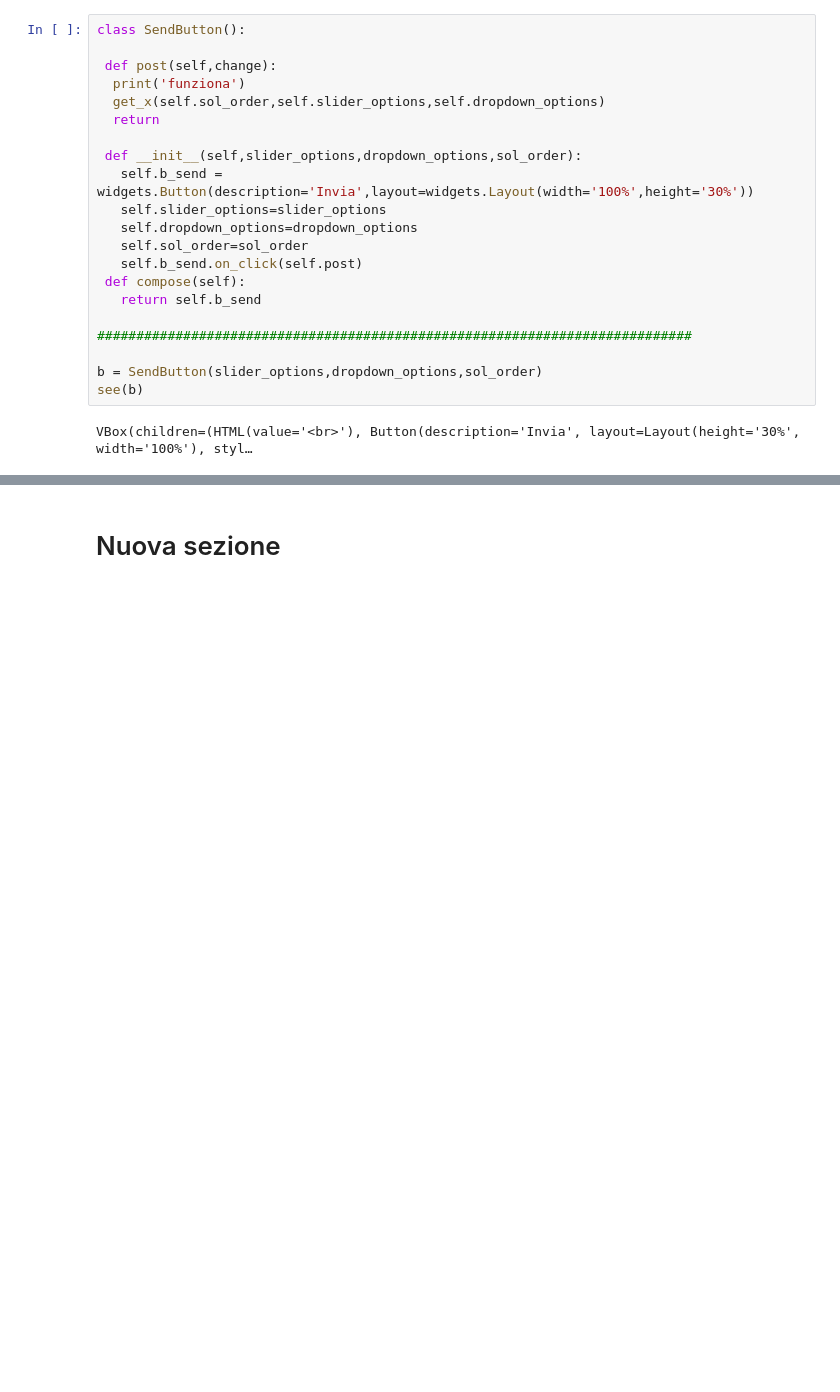
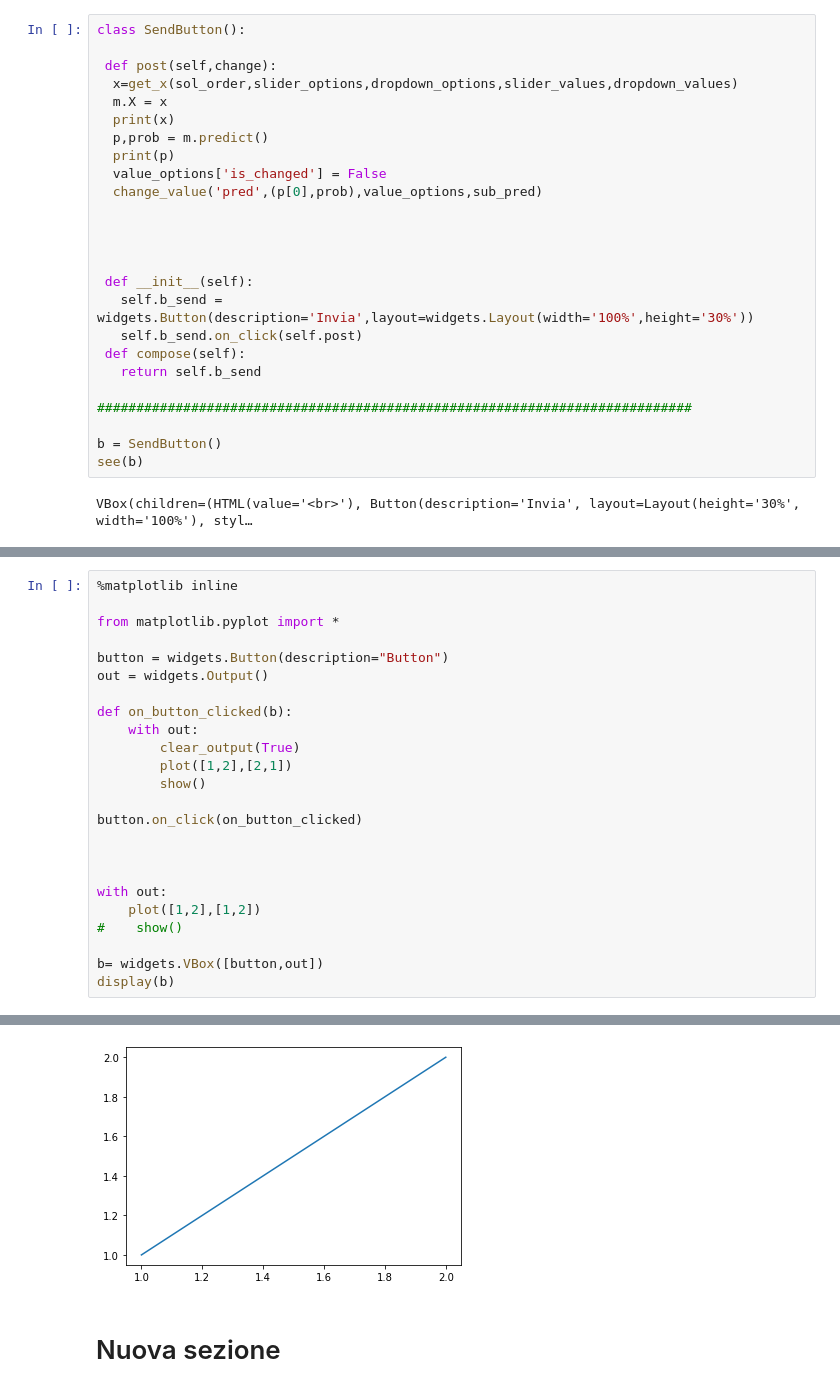
Before and after one commit to FlopperTheDolphin/cvd, a Jupyter notebook: cvd_model.ipynb, the cells around one changed output, grey strips where cells are left out. Cells and saved outputs as stored; diff of their text form; blank space fills up the shorter version.

Commit message:
add model prediction

```diff
--- a/cvd_model.ipynb
+++ b/cvd_model.ipynb
@@ -257,22 +276,26 @@ VBox(children=(HTML(value='<br>'), VBox(children=(HTML(value='<br>'), HBox(child
 class SendButton():
 
  def post(self,change):
-  print('funziona')
-  get_x(self.sol_order,self.slider_options,self.dropdown_options)
-  return
+  x=get_x(sol_order,slider_options,dropdown_options,slider_values,dropdown_values)
+  m.X = x
+  print(x)
+  p,prob = m.predict()
+  print(p)
+  value_options['is_changed'] = False
+  change_value('pred',(p[0],prob),value_options,sub_pred)
 
- def __init__(self,slider_options,dropdown_options,sol_order):
+
+
+
+ def __init__(self):
    self.b_send = widgets.Button(description='Invia',layout=widgets.Layout(width='100%',height='30%'))
-   self.slider_options=slider_options
-   self.dropdown_options=dropdown_options
-   self.sol_order=sol_order
    self.b_send.on_click(self.post)
  def compose(self):
    return self.b_send
 
 ############################################################################
 
-b = SendButton(slider_options,dropdown_options,sol_order)
+b = SendButton()
 see(b)
 # %% [output]
 VBox(children=(HTML(value='<br>'), Button(description='Invia', layout=Layout(height='30%', width='100%'), styl…
@@ -338,0 +435,25 @@ class Output():
+# %%
+%matplotlib inline
+
+from matplotlib.pyplot import *
+
+button = widgets.Button(description="Button")
+out = widgets.Output()
+
+def on_button_clicked(b):
+    with out:
+        clear_output(True)
+        plot([1,2],[2,1])
+        show()
+
+button.on_click(on_button_clicked)
+
+
+
+with out:
+    plot([1,2],[1,2])
+#    show()
+
+b= widgets.VBox([button,out])
+display(b)
+# %% [output]
@@ -339,2 +461,3 @@ class Output():
+[figure, added]
 # %% [markdown]
 # Nuova sezione
```
Also changed, not shown: parts of 17 cells of this notebook.
